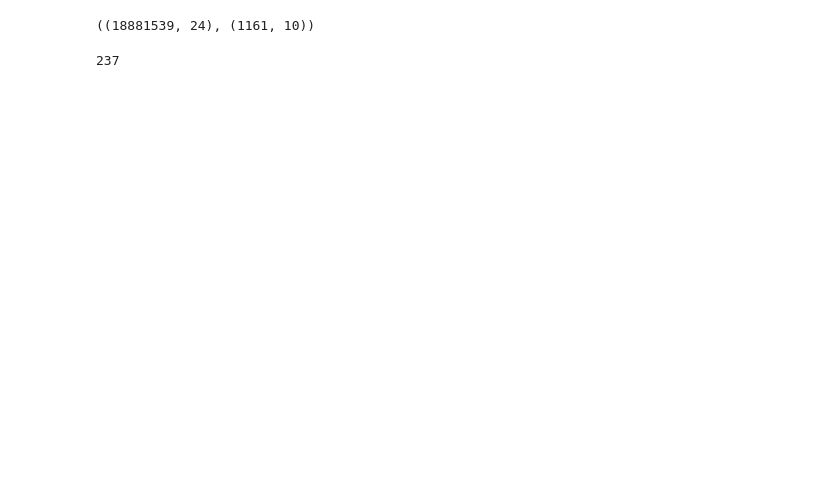
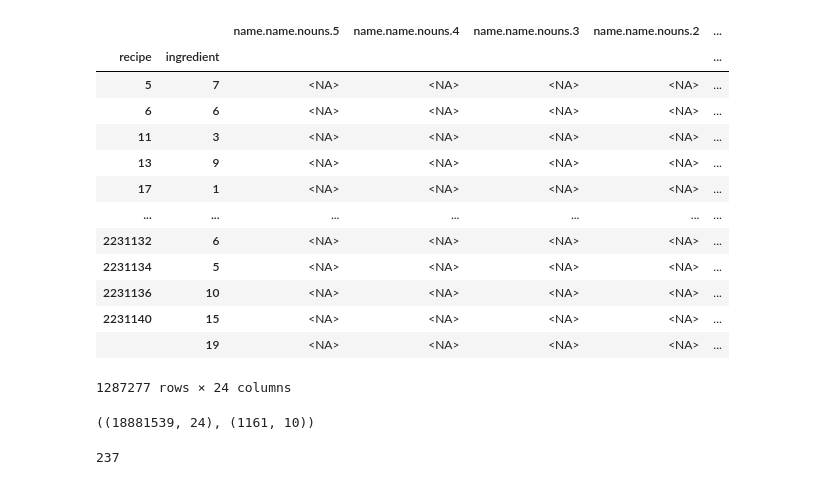
Before and after one commit to stephankostov/recipe-generator-dataset, a Jupyter notebook: notebooks/evaluation/recipe-db-evaluate.ipynb, the cells around one changed output. Cells and saved outputs as stored; diff of their text form; code cells hidden in the pictures; blank space fills up the shorter version.

Commit message:
full run of molecule_db matching and finalising

```diff
--- a/notebooks/evaluation/recipe-db-evaluate.ipynb
+++ b/notebooks/evaluation/recipe-db-evaluate.ipynb
@@ -6,3 +6,8 @@ sys.path.append(str(root))
 # %%
 import pandas as pd
 import numpy as np
+# %%
+food_ids = pd.read_feather('../../../data/local/molecule/full/food_ids/0_primary_join.feather')
+expanded_ingredients_df = pd.read_feather('../../../data/local/recipe/full/expanded_ingredients/7_filtered.feather')
+
+food_ids
@@ -9 +46,18 @@ import numpy as np
+# %%
+expanded_ingredients_df.loc[food_ids[0].isna()]
+# %% [output]
+|  |  | name.name.nouns.5 | name.name.nouns.4 | name.name.nouns.3 | name.name.nouns.2 | ... |
+| recipe | ingredient |  |  |  |  | ... |
+| 5 | 7 | <NA> | <NA> | <NA> | <NA> | ... |
+| 6 | 6 | <NA> | <NA> | <NA> | <NA> | ... |
+| 11 | 3 | <NA> | <NA> | <NA> | <NA> | ... |
+| 13 | 9 | <NA> | <NA> | <NA> | <NA> | ... |
+| 17 | 1 | <NA> | <NA> | <NA> | <NA> | ... |
+| ... | ... | ... | ... | ... | ... | ... |
+| 2231132 | 6 | <NA> | <NA> | <NA> | <NA> | ... |
+| 2231134 | 5 | <NA> | <NA> | <NA> | <NA> | ... |
+| 2231136 | 10 | <NA> | <NA> | <NA> | <NA> | ... |
+| 2231140 | 15 | <NA> | <NA> | <NA> | <NA> | ... |
+|  | 19 | <NA> | <NA> | <NA> | <NA> | ... |
+1287277 rows × 24 columns
 # %%
```
Also changed, not shown: parts of 4 cells of this notebook, 10 other files.
